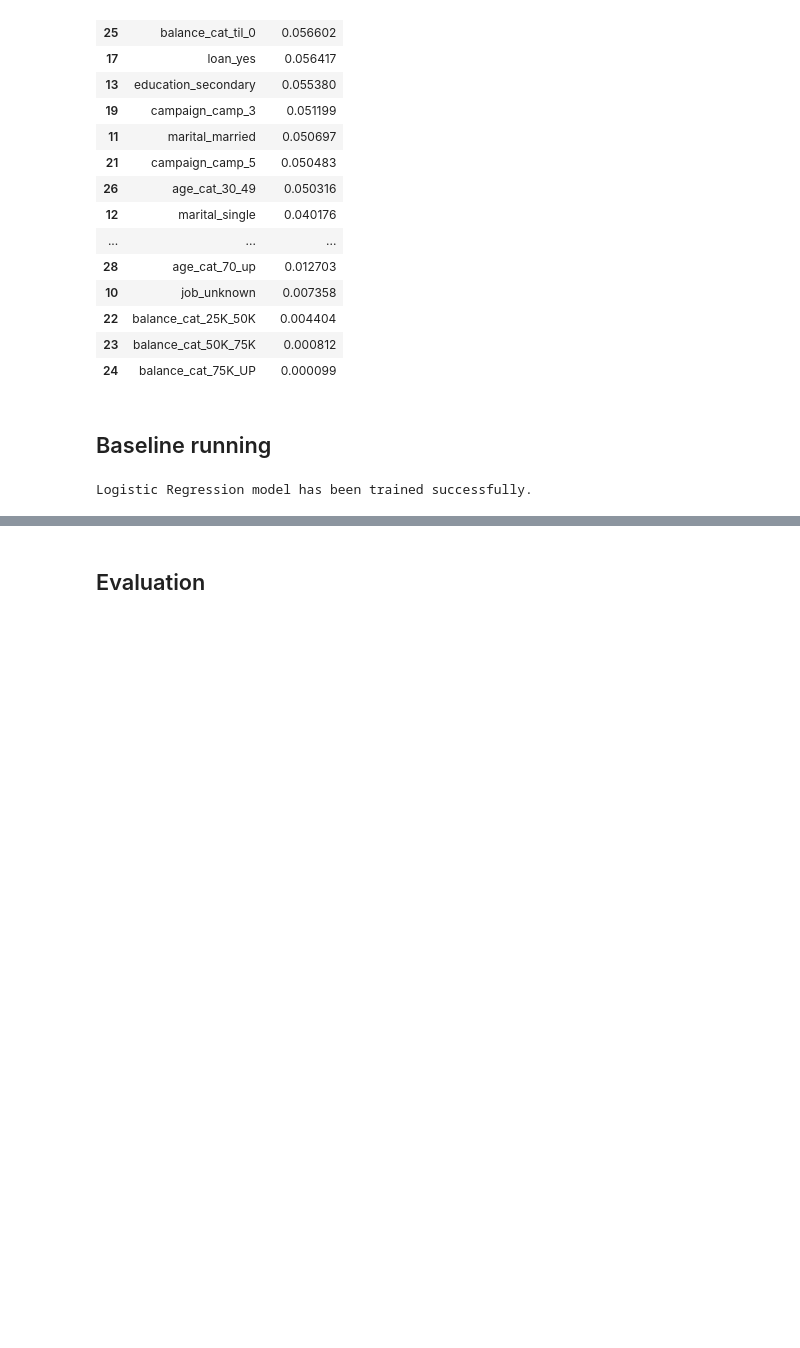
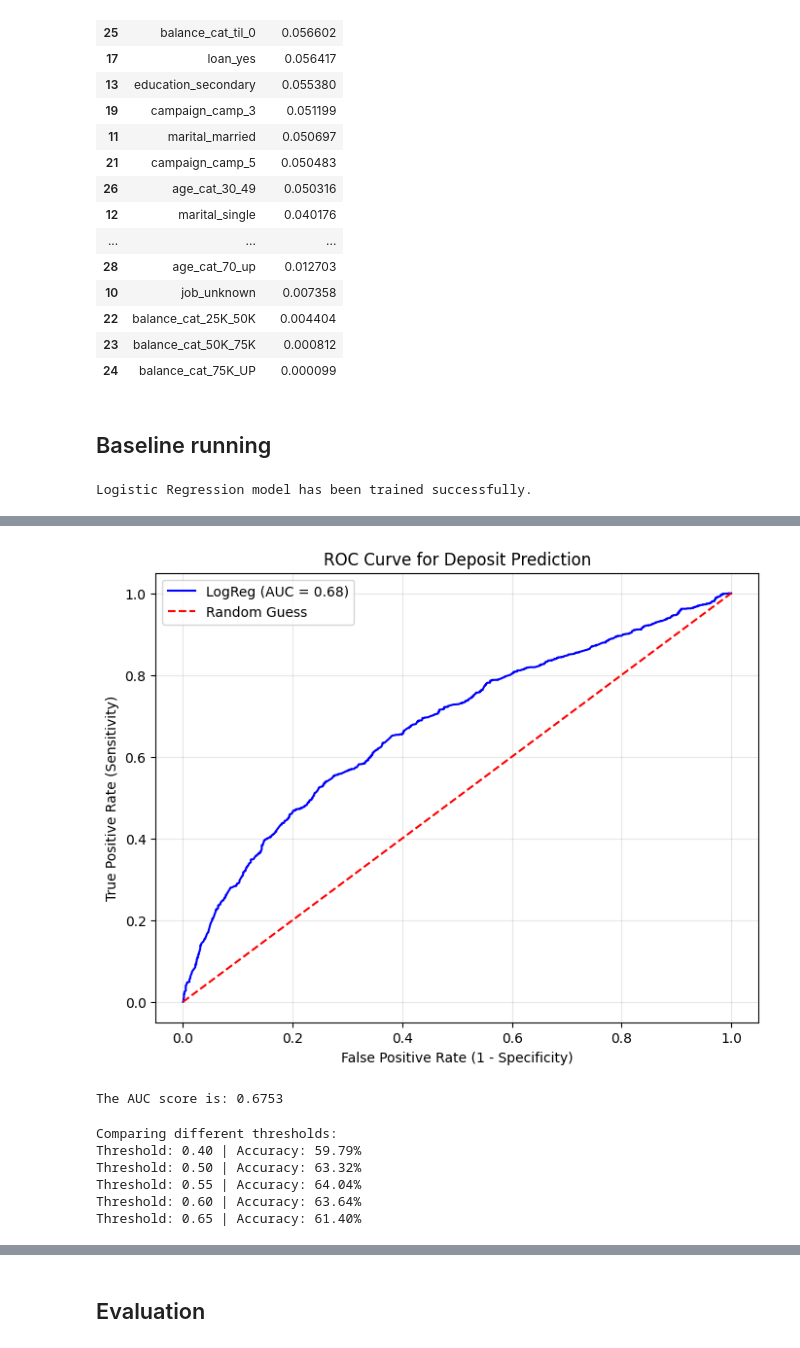
Before and after one commit to Tlevi308/DS_PROJECTS, a Jupyter notebook: Logistic_Regression.ipynb, the cells around one changed output, grey strips where cells are left out. Cells and saved outputs as stored; diff of their text form; code cells hidden in the pictures; blank space fills up the shorter version.

```diff
--- a/Logistic_Regression.ipynb
+++ b/Logistic_Regression.ipynb
@@ -704,0 +738,47 @@ Logistic Regression model has been trained successfully.
+# %%
+from sklearn.metrics import roc_curve, roc_auc_score
+import matplotlib.pyplot as plt
+
+# 1. Get predicted probabilities for the positive class (deposit='yes')
+y_probs = log_reg.predict_proba(x_test)[:, 1]
+
+# 2. Calculate ROC curve values
+fpr, tpr, thresholds = roc_curve(y_test, y_probs)
+
+# 3. Calculate AUC Score
+auc_score = roc_auc_score(y_test, y_probs)
+
+# 4. Plot ROC Curve
+plt.figure(figsize=(8, 6))
+plt.plot(fpr, tpr, color='blue', label=f'LogReg (AUC = {auc_score:.2f})')
+plt.plot([0, 1], [0, 1], color='red', linestyle='--', label='Random Guess')
+plt.xlabel('False Positive Rate (1 - Specificity)')
+plt.ylabel('True Positive Rate (Sensitivity)')
+plt.title('ROC Curve for Deposit Prediction')
+plt.legend()
+plt.grid(alpha=0.3)
+plt.show()
+
+print(f"The AUC score is: {auc_score:.4f}")
+# %% [output]
+[figure, added]
+The AUC score is: 0.6753
+# %%
+import numpy as np
+
+# Example: Let's see how results change if we set threshold to 0.3 or 0.7
+def evaluate_threshold(threshold):
+    y_pred_custom = (y_probs >= threshold).astype(int)
+    acc = (y_pred_custom == y_test).mean()
+    print(f"Threshold: {threshold:.2f} | Accuracy: {acc:.2%}")
+
+print("Comparing different thresholds:")
+for t in [0.4, 0.5, 0.55, 0.6, 0.65]:
+    evaluate_threshold(t)
+# %% [output]
+Comparing different thresholds:
+Threshold: 0.40 | Accuracy: 59.79%
+Threshold: 0.50 | Accuracy: 63.32%
+Threshold: 0.55 | Accuracy: 64.04%
+Threshold: 0.60 | Accuracy: 63.64%
+Threshold: 0.65 | Accuracy: 61.40%
```
Also changed, not shown: parts of 5 cells of this notebook.
